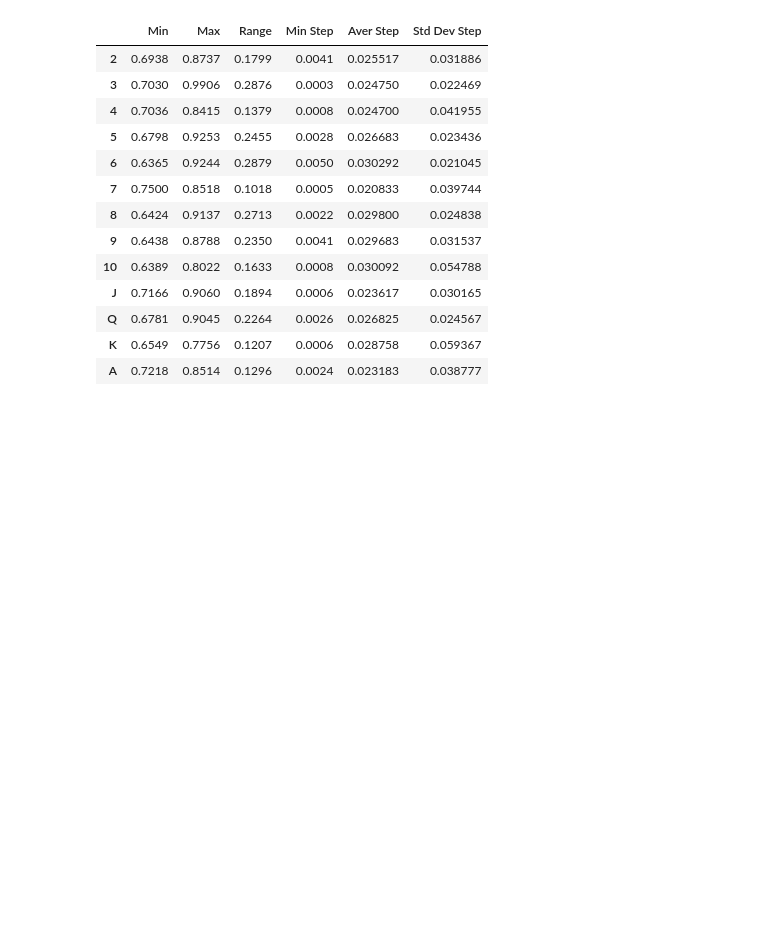
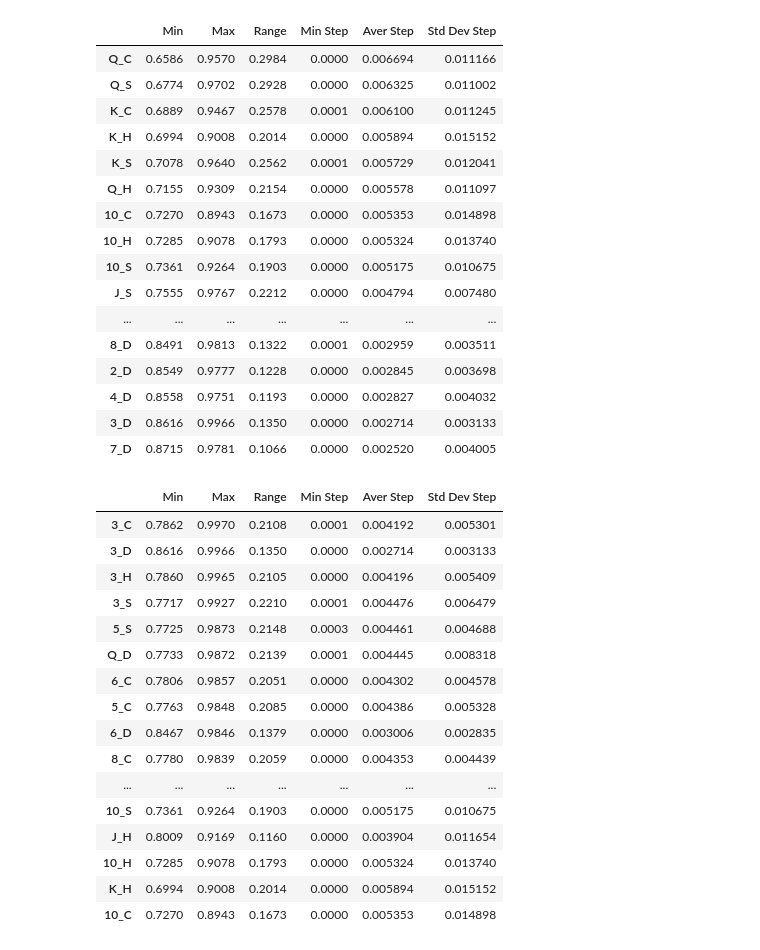
Before and after one commit to MrComboF10/Card-Games-with-AR, a Jupyter notebook: template_matching_pre_processing.ipynb, the cells around one changed output. Cells and saved outputs as stored; diff of their text form; code cells hidden in the pictures; blank space fills up the shorter version.

```diff
--- a/template_matching_pre_processing.ipynb
+++ b/template_matching_pre_processing.ipynb
@@ -17,10 +20,12 @@ def create_binary(frame):
 
     return frame
 # %%
-labels = ['2', '3', '4', '5', '6', '7', '8', '9', '10', 'J', 'Q', 'K', 'A']
+labels = [f for f in listdir('identifiers/') if isfile(join('identifiers/', f))]
+labels.sort()
 names = []
 for i in range(len(labels)):
-    names.append(create_binary(cv2.imread('names/' + labels[i] + '.png')))
+    labels[i] = labels[i][:len(labels[i])-4]
+    names.append(create_binary(cv2.imread('identifiers/' + labels[i] + '.png')))
 # %%
 def get_number_black_pixels(img):
     return np.sum(img == 0)
@@ -39,7 +44,7 @@ def get_images_similarity_ratio(img1, img2):
 
     return number_black_pixels / total_pixels
 # %%
-matrix = [[] for _ in range(13)]
+matrix = [[] for _ in range(52)]
 
 i = 0
 for img1 in names:
@@ -91,11 +101,10 @@ plt.show()
 # %%
-steps = [[] for _ in range(13)]
+steps = [[] for _ in range(52)]
 
 for j in range(len(matrix)):
     for i in range(len(line) - 1):
         steps[j].append(round(matrix[j][i+1] - matrix[j][i], 4))
-    #steps[j].sort()
 
-for i in range(13):
+for i in range(52):
     print(labels[i], steps[i])
 # %% [output]
@@ -131,30 +145,62 @@ plt.show()
 # %%
 data = []
 
-for i in range(13):
+for i in range(52):
     line = []
     line.append(matrix[i][0])
-    line.append(matrix[i][11])
-    line.append(matrix[i][11] - matrix[i][0])
+    line.append(matrix[i][50])
+    line.append(matrix[i][50] - matrix[i][0])
     line.append(min(steps[i]))
     line.append(sum(steps[i]) / len(steps[i]))
     line.append(np.std(steps[i]))
     data.append(line)
 
 df = pd.DataFrame(data, labels, ['Min', 'Max', 'Range', 'Min Step', 'Aver Step', 'Std Dev Step'])
+
+df = df.sort_values(by=['Min'])
 display(df)
+df = df.sort_values(by=['Max'], ascending=False)
+display(df)
+df = df.sort_values(by=['Range'], ascending=False)
+display(df)
+df = df.sort_values(by=['Min Step'], ascending=False)
+display(df)
+df = df.sort_values(by=['Aver Step'], ascending=False)
+display(df)
+df = df.sort_values(by=['Std Dev Step'])
+display(df)
 # %% [output]
 |  | Min | Max | Range | Min Step | Aver Step | Std Dev Step |
-| 2 | 0.6938 | 0.8737 | 0.1799 | 0.0041 | 0.025517 | 0.031886 |
-| 3 | 0.7030 | 0.9906 | 0.2876 | 0.0003 | 0.024750 | 0.022469 |
-| 4 | 0.7036 | 0.8415 | 0.1379 | 0.0008 | 0.024700 | 0.041955 |
-| 5 | 0.6798 | 0.9253 | 0.2455 | 0.0028 | 0.026683 | 0.023436 |
-| 6 | 0.6365 | 0.9244 | 0.2879 | 0.0050 | 0.030292 | 0.021045 |
-| 7 | 0.7500 | 0.8518 | 0.1018 | 0.0005 | 0.020833 | 0.039744 |
-| 8 | 0.6424 | 0.9137 | 0.2713 | 0.0022 | 0.029800 | 0.024838 |
-| 9 | 0.6438 | 0.8788 | 0.2350 | 0.0041 | 0.029683 | 0.031537 |
-| 10 | 0.6389 | 0.8022 | 0.1633 | 0.0008 | 0.030092 | 0.054788 |
-| J | 0.7166 | 0.9060 | 0.1894 | 0.0006 | 0.023617 | 0.030165 |
-| Q | 0.6781 | 0.9045 | 0.2264 | 0.0026 | 0.026825 | 0.024567 |
-| K | 0.6549 | 0.7756 | 0.1207 | 0.0006 | 0.028758 | 0.059367 |
-| A | 0.7218 | 0.8514 | 0.1296 | 0.0024 | 0.023183 | 0.038777 |
+| Q_C | 0.6586 | 0.9570 | 0.2984 | 0.0000 | 0.006694 | 0.011166 |
+| Q_S | 0.6774 | 0.9702 | 0.2928 | 0.0000 | 0.006325 | 0.011002 |
+| K_C | 0.6889 | 0.9467 | 0.2578 | 0.0001 | 0.006100 | 0.011245 |
+| K_H | 0.6994 | 0.9008 | 0.2014 | 0.0000 | 0.005894 | 0.015152 |
+| K_S | 0.7078 | 0.9640 | 0.2562 | 0.0001 | 0.005729 | 0.012041 |
+| Q_H | 0.7155 | 0.9309 | 0.2154 | 0.0000 | 0.005578 | 0.011097 |
+| 10_C | 0.7270 | 0.8943 | 0.1673 | 0.0000 | 0.005353 | 0.014898 |
+| 10_H | 0.7285 | 0.9078 | 0.1793 | 0.0000 | 0.005324 | 0.013740 |
+| 10_S | 0.7361 | 0.9264 | 0.1903 | 0.0000 | 0.005175 | 0.010675 |
+| J_S | 0.7555 | 0.9767 | 0.2212 | 0.0000 | 0.004794 | 0.007480 |
+| ... | ... | ... | ... | ... | ... | ... |
+| 8_D | 0.8491 | 0.9813 | 0.1322 | 0.0001 | 0.002959 | 0.003511 |
+| 2_D | 0.8549 | 0.9777 | 0.1228 | 0.0000 | 0.002845 | 0.003698 |
+| 4_D | 0.8558 | 0.9751 | 0.1193 | 0.0000 | 0.002827 | 0.004032 |
+| 3_D | 0.8616 | 0.9966 | 0.1350 | 0.0000 | 0.002714 | 0.003133 |
+| 7_D | 0.8715 | 0.9781 | 0.1066 | 0.0000 | 0.002520 | 0.004005 |
+|  | Min | Max | Range | Min Step | Aver Step | Std Dev Step |
+| 3_C | 0.7862 | 0.9970 | 0.2108 | 0.0001 | 0.004192 | 0.005301 |
+| 3_D | 0.8616 | 0.9966 | 0.1350 | 0.0000 | 0.002714 | 0.003133 |
+| 3_H | 0.7860 | 0.9965 | 0.2105 | 0.0000 | 0.004196 | 0.005409 |
+| 3_S | 0.7717 | 0.9927 | 0.2210 | 0.0001 | 0.004476 | 0.006479 |
+| 5_S | 0.7725 | 0.9873 | 0.2148 | 0.0003 | 0.004461 | 0.004688 |
+| Q_D | 0.7733 | 0.9872 | 0.2139 | 0.0001 | 0.004445 | 0.008318 |
+| 6_C | 0.7806 | 0.9857 | 0.2051 | 0.0000 | 0.004302 | 0.004578 |
+| 5_C | 0.7763 | 0.9848 | 0.2085 | 0.0000 | 0.004386 | 0.005328 |
+| 6_D | 0.8467 | 0.9846 | 0.1379 | 0.0000 | 0.003006 | 0.002835 |
+| 8_C | 0.7780 | 0.9839 | 0.2059 | 0.0000 | 0.004353 | 0.004439 |
+| ... | ... | ... | ... | ... | ... | ... |
+| 10_S | 0.7361 | 0.9264 | 0.1903 | 0.0000 | 0.005175 | 0.010675 |
+| J_H | 0.8009 | 0.9169 | 0.1160 | 0.0000 | 0.003904 | 0.011654 |
+| 10_H | 0.7285 | 0.9078 | 0.1793 | 0.0000 | 0.005324 | 0.013740 |
+| K_H | 0.6994 | 0.9008 | 0.2014 | 0.0000 | 0.005894 | 0.015152 |
+| 10_C | 0.7270 | 0.8943 | 0.1673 | 0.0000 | 0.005353 | 0.014898 |
```
Also changed, not shown: parts of 6 cells of this notebook, 5 other files.
